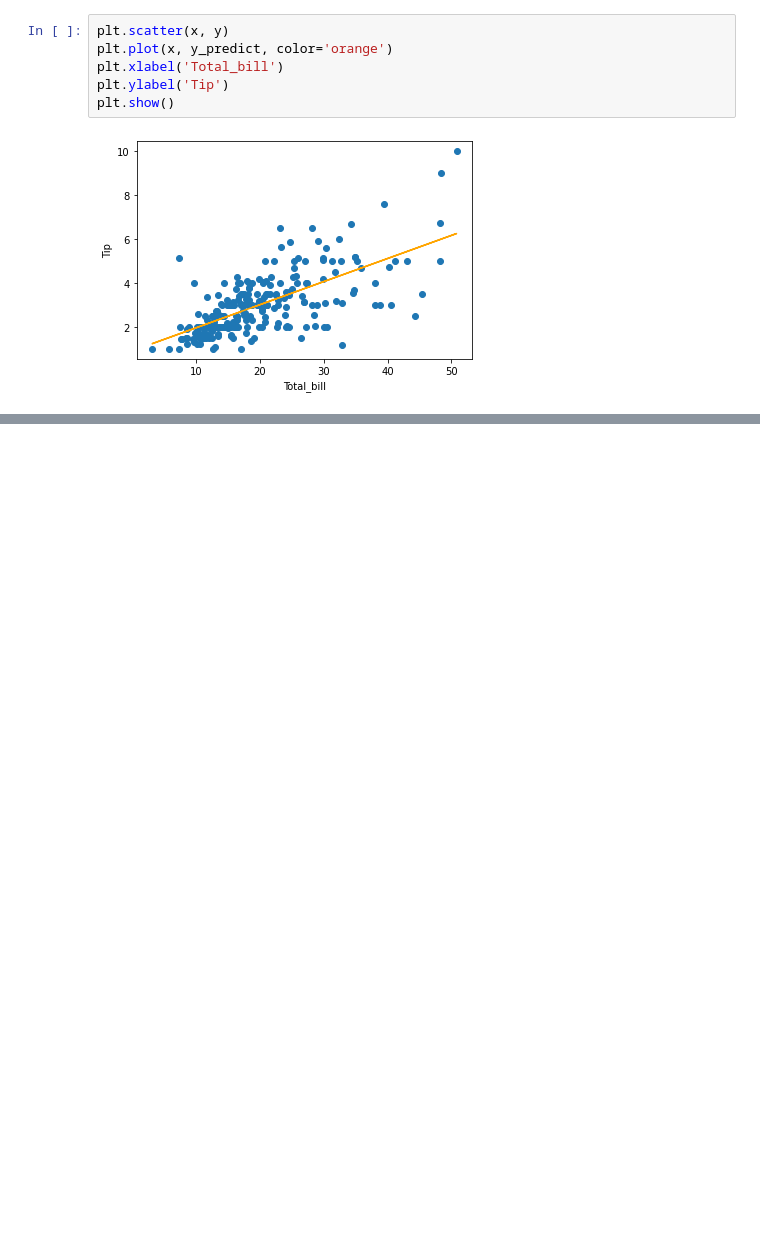
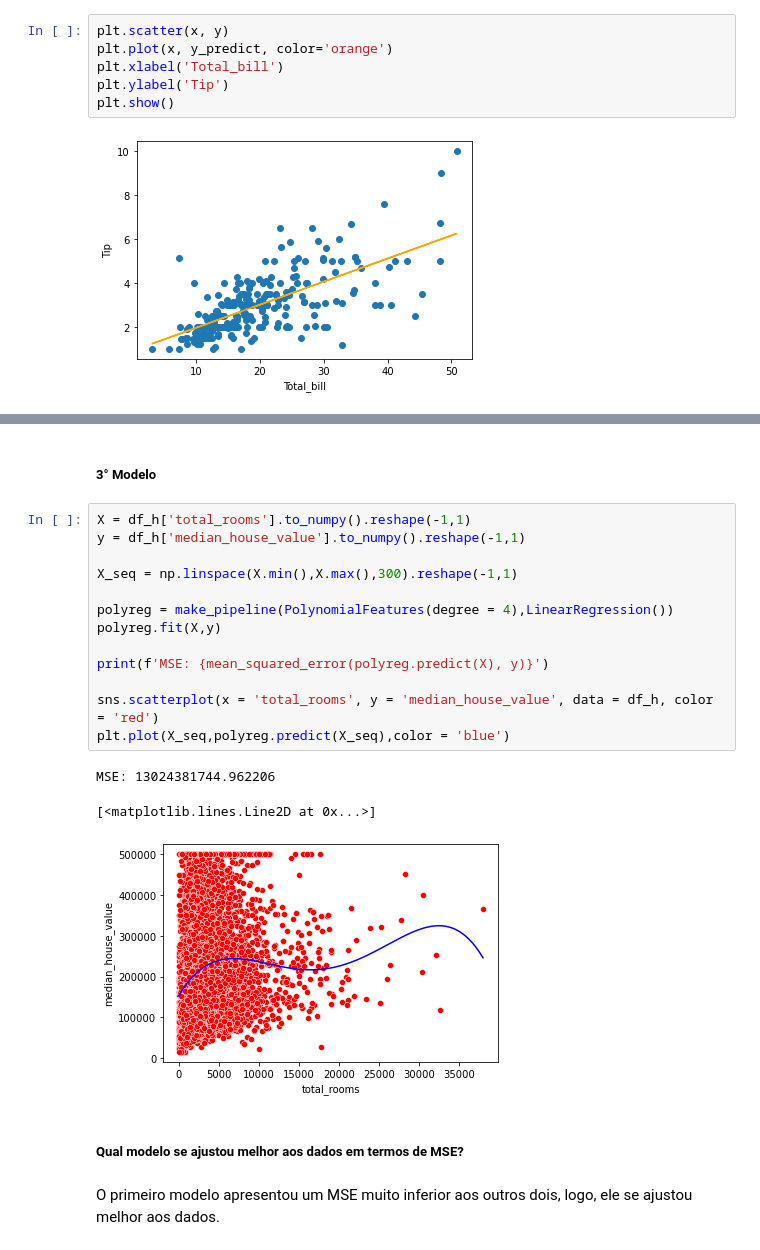
Before and after one commit to juliomaced0/Mentoria_Python_IA, a Jupyter notebook: Atividade-3/Atividade 3.ipynb, the cells around one changed output, grey strips where cells are left out. Cells and saved outputs as stored; diff of their text form; blank space fills up the shorter version.

```diff
--- a/Atividade-3/Atividade 3.ipynb
+++ b/Atividade-3/Atividade 3.ipynb
@@ -64,0 +185,23 @@ plt.show()
+# %% [markdown]
+##### 3° Modelo
+# %%
+X = df_h['total_rooms'].to_numpy().reshape(-1,1)
+y = df_h['median_house_value'].to_numpy().reshape(-1,1)
+
+X_seq = np.linspace(X.min(),X.max(),300).reshape(-1,1)
+
+polyreg = make_pipeline(PolynomialFeatures(degree = 4),LinearRegression())
+polyreg.fit(X,y)
+
+print(f'MSE: {mean_squared_error(polyreg.predict(X), y)}')
+
+sns.scatterplot(x = 'total_rooms', y = 'median_house_value', data = df_h, color = 'red')
+plt.plot(X_seq,polyreg.predict(X_seq),color = 'blue')
+# %% [output]
+MSE: 13024381744.962206
+[<matplotlib.lines.Line2D at 0x...>]
+[figure, added]
+# %% [markdown]
+##### Qual modelo se ajustou melhor aos dados em termos de MSE?
+# %% [markdown]
+ O primeiro modelo apresentou um MSE muito inferior aos outros dois, logo, ele se ajustou melhor aos dados.
```
Also changed, not shown: parts of 24 cells of this notebook.
